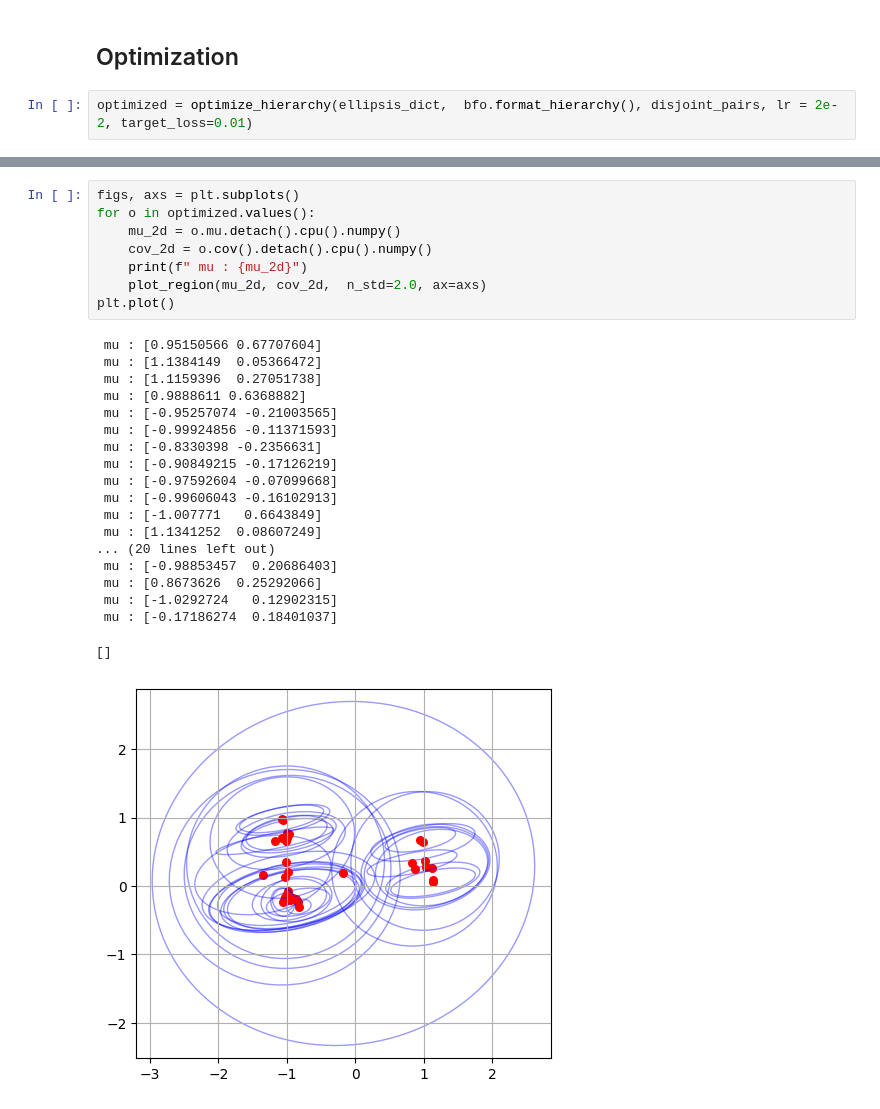
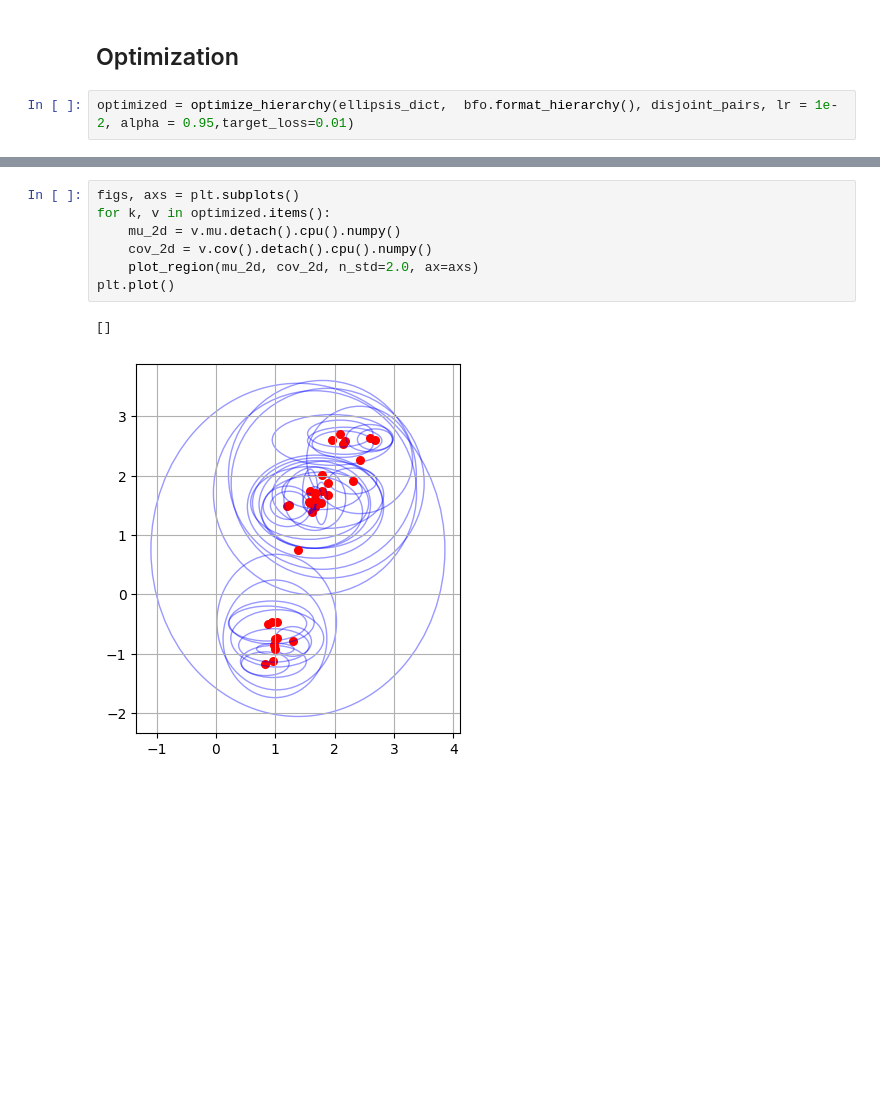
Before and after one commit to SamirKipper/Ontopo, a Jupyter notebook: src/test.ipynb, the cells around one changed output, grey strips where cells are left out. Cells and saved outputs as stored; diff of their text form; blank space fills up the shorter version.

```diff
--- a/src/test.ipynb
+++ b/src/test.ipynb
@@ -130,5 +130,5 @@ plt.plot()
 # %% [markdown]
 ## Optimization
 # %%
-optimized = optimize_hierarchy(ellipsis_dict,  bfo.format_hierarchy(), disjoint_pairs, lr = 2e-2, target_loss=0.01)
+optimized = optimize_hierarchy(ellipsis_dict,  bfo.format_hierarchy(), disjoint_pairs, lr = 1e-2, alpha = 0.95,target_loss=0.01)
 # %% [output]
@@ -152,28 +152,10 @@ optimized = optimize_hierarchy(ellipsis_dict,  bfo.format_hierarchy(), disjoint_
 # %%
 figs, axs = plt.subplots()
-for o in optimized.values():
-    mu_2d = o.mu.detach().cpu().numpy()
-    cov_2d = o.cov().detach().cpu().numpy()
-    print(f" mu : {mu_2d}")
-    plot_region(mu_2d, cov_2d,  n_std=2.0, ax=axs)
+for k, v in optimized.items():
+    mu_2d = v.mu.detach().cpu().numpy()
+    cov_2d = v.cov().detach().cpu().numpy()
+    plot_region(mu_2d, cov_2d, n_std=2.0, ax=axs)
 plt.plot()
 # %% [output]
- mu : [0.95150566 0.67707604]
- mu : [1.1384149  0.05366472]
- mu : [1.1159396  0.27051738]
- mu : [0.9888611 0.6368882]
- mu : [-0.95257074 -0.21003565]
- mu : [-0.99924856 -0.11371593]
- mu : [-0.8330398 -0.2356631]
- mu : [-0.90849215 -0.17126219]
- mu : [-0.97592604 -0.07099668]
- mu : [-0.99606043 -0.16102913]
- mu : [-1.007771   0.6643849]
- mu : [1.1341252  0.08607249]
-... (20 lines left out)
- mu : [-0.98853457  0.20686403]
- mu : [0.8673626  0.25292066]
- mu : [-1.0292724   0.12902315]
- mu : [-0.17186274  0.18401037]
+[]
-[]
-[figure, old version]
+[figure, new version]
```
Also changed, not shown: parts of 3 cells of this notebook, 1 other file.
